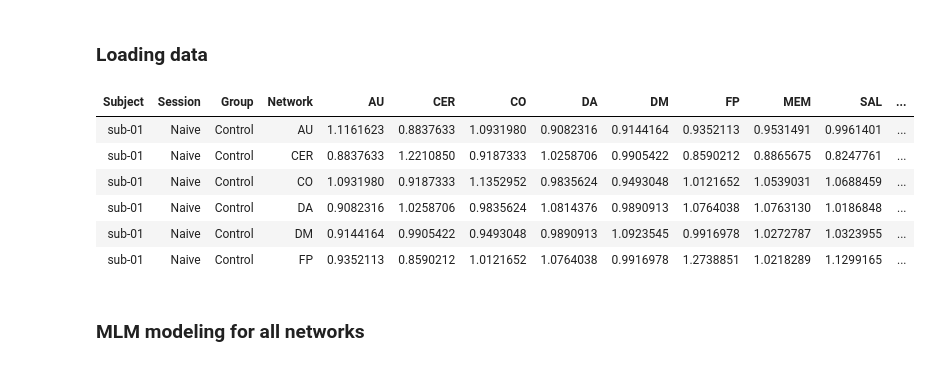
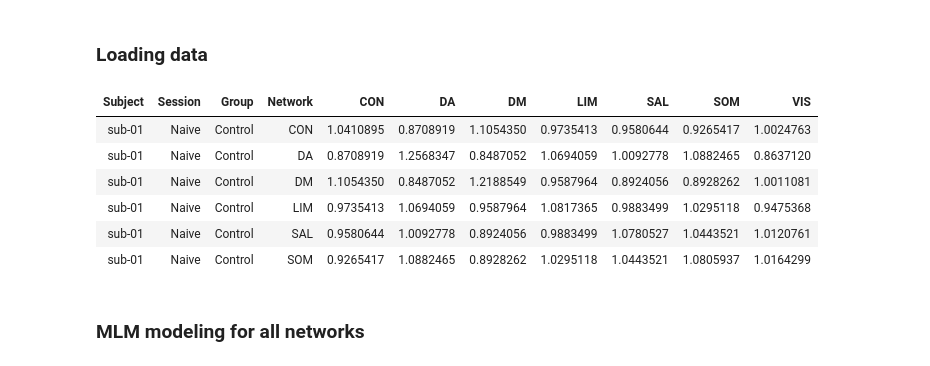
Before and after one commit to kfinc/wm-training-modularity, a Jupyter notebook: 04-dynamic_FC_analyses/11-whole-brain_normalized_recr_integ_stats.ipynb, the cells around one changed output. Cells and saved outputs as stored; diff of their text form; code cells hidden in the pictures.

```diff
--- a/04-dynamic_FC_analyses/11-whole-brain_stats_rev.ipynb
+++ b/04-dynamic_FC_analyses/11-whole-brain_normalized_recr_integ_stats.ipynb
@@ -30,23 +30,30 @@ theme_training <- theme_bw() + theme(axis.text.y = element_text(size=25, colour=
 ### Loading data
 # %%
 setwd("~/Dropbox/Projects/LearningBrain/")
-networks_allegiance <- read.csv('data/neuroimaging/03-modularity/dynamic/03-allegiance_matrices/normalized_mean_allegiance_tidy.csv')
+
+# Load parcellation
+parcellation <- 'schaefer'
+option <- 'normalized' # 'raw'
+
+filename <- paste('whole-brain', parcellation, option, 'mean_allegiance_tidy.csv', sep = '_')
+
+networks_allegiance <- read.csv(paste0('data/neuroimaging/03-modularity/dynamic/04-recruitment_integration/', filename))
 dualnback_exclude <- c('sub-13', 'sub-21', 'sub-23', 'sub-50') # higly motion subjects in one of four sessions
 unique_networks <- unique(networks_allegiance$Network)
 networks_allegiance$Session <- factor(networks_allegiance$Session, levels = c('Naive', 'Early', 'Middle', 'Late'))
 networks_allegiance$Group <- factor(networks_allegiance$Group, levels = c('Experimental', 'Control'))
 
 networks_allegiance <- networks_allegiance %>%
                        filter(!(Subject %in% dualnback_exclude))
 head(networks_allegiance)
 # %% [output]
-| Subject | Session | Group | Network | AU | CER | CO | DA | DM | FP | MEM | SAL | ... |
-| sub-01 | Naive | Control | AU | 1.1161623 | 0.8837633 | 1.0931980 | 0.9082316 | 0.9144164 | 0.9352113 | 0.9531491 | 0.9961401 | ... |
-| sub-01 | Naive | Control | CER | 0.8837633 | 1.2210850 | 0.9187333 | 1.0258706 | 0.9905422 | 0.8590212 | 0.8865675 | 0.8247761 | ... |
-| sub-01 | Naive | Control | CO | 1.0931980 | 0.9187333 | 1.1352952 | 0.9835624 | 0.9493048 | 1.0121652 | 1.0539031 | 1.0688459 | ... |
-| sub-01 | Naive | Control | DA | 0.9082316 | 1.0258706 | 0.9835624 | 1.0814376 | 0.9890913 | 1.0764038 | 1.0763130 | 1.0186848 | ... |
-| sub-01 | Naive | Control | DM | 0.9144164 | 0.9905422 | 0.9493048 | 0.9890913 | 1.0923545 | 0.9916978 | 1.0272787 | 1.0323955 | ... |
-| sub-01 | Naive | Control | FP | 0.9352113 | 0.8590212 | 1.0121652 | 1.0764038 | 0.9916978 | 1.2738851 | 1.0218289 | 1.1299165 | ... |
+| Subject | Session | Group | Network | CON | DA | DM | LIM | SAL | SOM | VIS |
+| sub-01 | Naive | Control | CON | 1.0410895 | 0.8708919 | 1.1054350 | 0.9735413 | 0.9580644 | 0.9265417 | 1.0024763 |
+| sub-01 | Naive | Control | DA | 0.8708919 | 1.2568347 | 0.8487052 | 1.0694059 | 1.0092778 | 1.0882465 | 0.8637120 |
+| sub-01 | Naive | Control | DM | 1.1054350 | 0.8487052 | 1.2188549 | 0.9587964 | 0.8924056 | 0.8928262 | 1.0011081 |
+| sub-01 | Naive | Control | LIM | 0.9735413 | 1.0694059 | 0.9587964 | 1.0817365 | 0.9883499 | 1.0295118 | 0.9475368 |
+| sub-01 | Naive | Control | SAL | 0.9580644 | 1.0092778 | 0.8924056 | 0.9883499 | 1.0780527 | 1.0443521 | 1.0120761 |
+| sub-01 | Naive | Control | SOM | 0.9265417 | 1.0882465 | 0.8928262 | 1.0295118 | 1.0443521 | 1.0805937 | 1.0164299 |
 # %% [markdown]
 ### MLM modeling for all networks
 # %%
```
Also changed, not shown: parts of 2 cells of this notebook.
